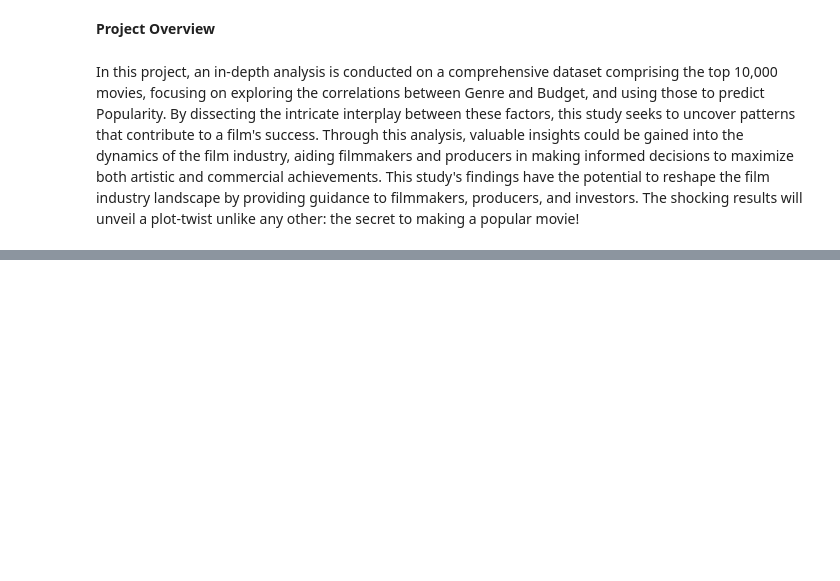
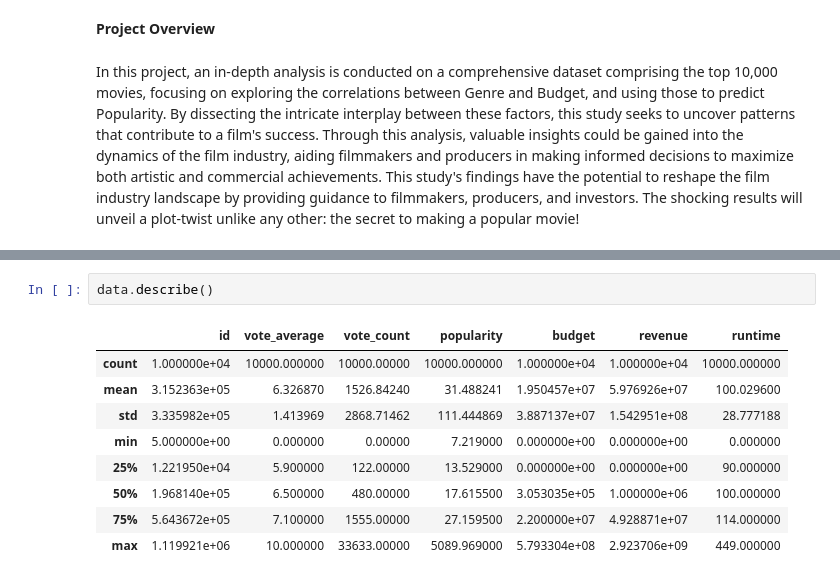
Before and after one commit to Sukhjit21/Movie-Revenue-Prediction, a Jupyter notebook: MoviePopularity.ipynb, the cells around one changed output, grey strips where cells are left out. Saved outputs shown, nothing was run; the diff lists cells and outputs as text; blank space fills up the shorter version.

```diff
--- a/MoviePopularity.ipynb
+++ b/MoviePopularity.ipynb
@@ -39,0 +51,12 @@ To: /content/popular_10000_movies_tmdb.csv
+# %%
+data.describe()
+# %% [output]
+|  | id | vote_average | vote_count | popularity | budget | revenue | runtime |
+| count | 1.000000e+04 | 10000.000000 | 10000.00000 | 10000.000000 | 1.000000e+04 | 1.000000e+04 | 10000.000000 |
+| mean | 3.152363e+05 | 6.326870 | 1526.84240 | 31.488241 | 1.950457e+07 | 5.976926e+07 | 100.029600 |
+| std | 3.335982e+05 | 1.413969 | 2868.71462 | 111.444869 | 3.887137e+07 | 1.542951e+08 | 28.777188 |
+| min | 5.000000e+00 | 0.000000 | 0.00000 | 7.219000 | 0.000000e+00 | 0.000000e+00 | 0.000000 |
+| 25% | 1.221950e+04 | 5.900000 | 122.00000 | 13.529000 | 0.000000e+00 | 0.000000e+00 | 90.000000 |
+| 50% | 1.968140e+05 | 6.500000 | 480.00000 | 17.615500 | 3.053035e+05 | 1.000000e+06 | 100.000000 |
+| 75% | 5.643672e+05 | 7.100000 | 1555.00000 | 27.159500 | 2.200000e+07 | 4.928871e+07 | 114.000000 |
+| max | 1.119921e+06 | 10.000000 | 33633.00000 | 5089.969000 | 5.793304e+08 | 2.923706e+09 | 449.000000 |
```
Also changed, not shown: parts of 8 cells of this notebook.
